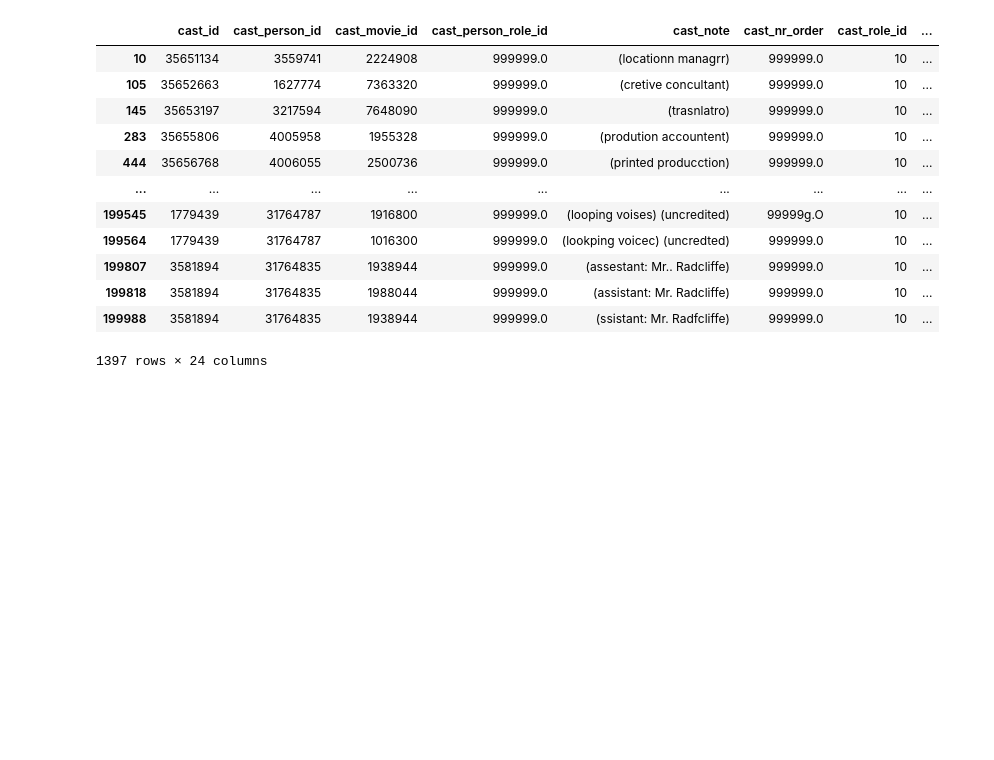
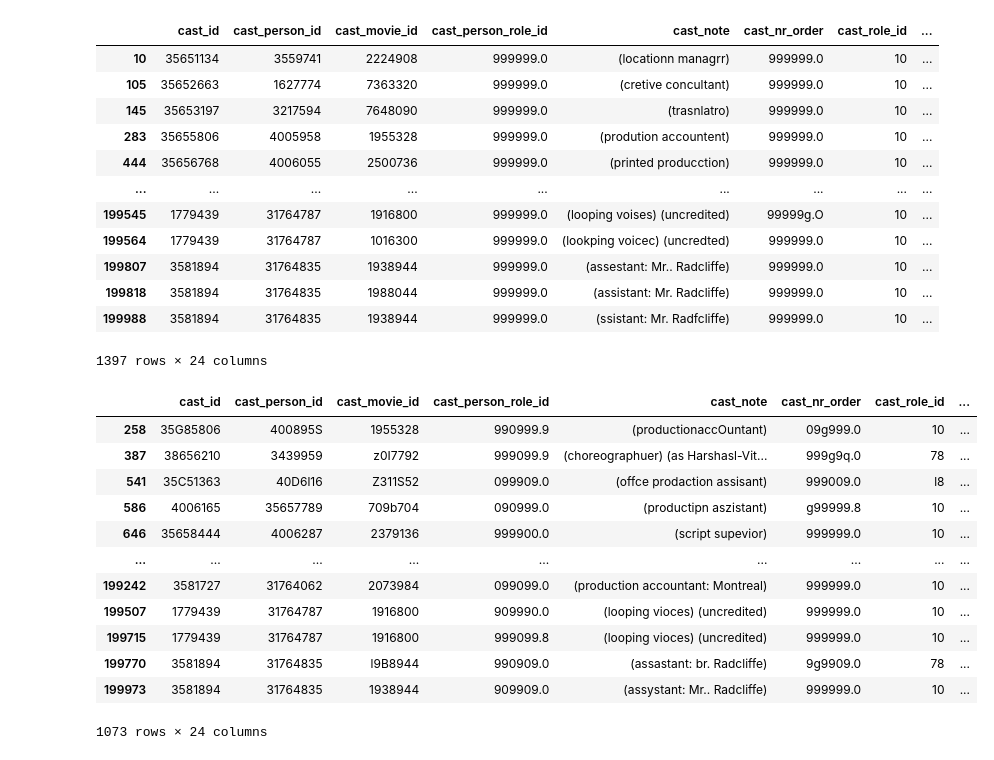
Before and after one commit to Glitterrosie/TextualDataErrorDetector, a Jupyter notebook: notebooks/data_analysis.ipynb, the cells around one changed output. Saved outputs shown, nothing was run; the diff lists cells and outputs as text; code cells hidden in the pictures; blank space fills up the shorter version.

Commit message:
feat: add new transposition for imdb

```diff
--- a/notebooks/data_analysis.ipynb
+++ b/notebooks/data_analysis.ipynb
@@ -136,3 +129,27 @@ original_data = data[data['cast_movie_id'].apply(is_numeric) & data['person_movi
 | 199818 | 3581894 | 31764835 | 1988044 | 999999.0 | (assistant: Mr. Radcliffe) | 999999.0 | 10 | ... |
 | 199988 | 3581894 | 31764835 | 1938944 | 999999.0 | (ssistant: Mr. Radfcliffe) | 999999.0 | 10 | ... |
 1397 rows × 24 columns
+# %%
+data = pd.read_csv('../datasets/imdb_subset1_group1_w_errors.csv')
+original_data = pd.read_csv('../datasets/imdb_subset2_group2.csv')
+both_numeric = data[data['cast_person_role_id'].apply(is_numeric)]
+switched_data = both_numeric[
+    (both_numeric['cast_person_role_id'].astype(float) != 999999.0)
+]
+display(switched_data)
+
+original_data = data[data['cast_id'].apply(is_numeric) & data['cast_person_id'].apply(is_numeric)]
+# %% [output]
+|  | cast_id | cast_person_id | cast_movie_id | cast_person_role_id | cast_note | cast_nr_order | cast_role_id | ... |
+| 258 | 35G85806 | 400895S | 1955328 | 990999.9 | (productionaccOuntant) | 09g999.0 | 10 | ... |
+| 387 | 38656210 | 3439959 | z0I7792 | 999099.9 | (choreographuer) (as Harshasl-Vit... | 999g9q.0 | 78 | ... |
+| 541 | 35C51363 | 40D6l16 | Z311S52 | 099909.0 | (offce prodaction assisant) | 999009.0 | l8 | ... |
+| 586 | 4006165 | 35657789 | 709b704 | 090999.0 | (productipn aszistant) | g99999.8 | 10 | ... |
+| 646 | 35658444 | 4006287 | 2379136 | 999900.0 | (script supevior) | 999999.0 | 10 | ... |
+| ... | ... | ... | ... | ... | ... | ... | ... | ... |
+| 199242 | 3581727 | 31764062 | 2073984 | 099099.0 | (production accountant: Montreal) | 999999.0 | 10 | ... |
+| 199507 | 1779439 | 31764787 | 1916800 | 909990.0 | (looping vioces) (uncredited) | 999999.0 | 10 | ... |
+| 199715 | 1779439 | 31764787 | 1916800 | 999099.8 | (looping vioces) (uncredited) | 999999.0 | 10 | ... |
+| 199770 | 3581894 | 31764835 | l9B8944 | 990909.0 | (assastant: br. Radcliffe) | 9g9909.0 | 78 | ... |
+| 199973 | 3581894 | 31764835 | 1938944 | 909909.0 | (assystant: Mr.. Radcliffe) | 999999.0 | 10 | ... |
+1073 rows × 24 columns
```
Also changed, not shown: parts of 1 cell of this notebook, 2 other files.
